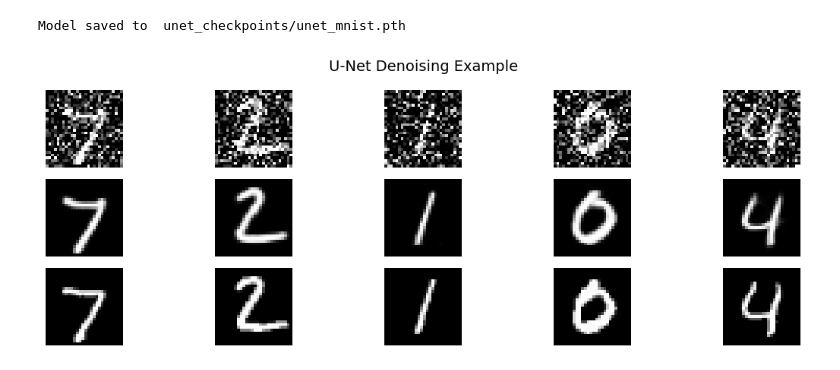
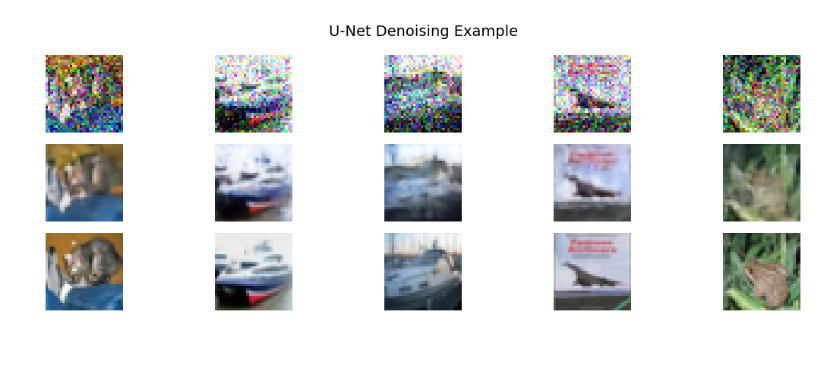
Before and after one commit to noah-silverberg/Learn-Pytorch, a Jupyter notebook: unet.ipynb, the cells around one changed output. Drawn from its saved outputs; the diff is of its cells as text; code cells hidden in the pictures.

Commit message:
Implemented unet ability to analyze CIFAR10 images

```diff
--- a/unet.ipynb
+++ b/unet.ipynb
@@ -44,7 +69,7 @@ class UNet(nn.Module):
             )
 
         # Encoder
-        self.enc1 = nn.Sequential(CBR(1, 32), CBR(32, 32))
+        self.enc1 = nn.Sequential(CBR(3, 32), CBR(32, 32))
         self.enc2 = nn.Sequential(CBR(32, 64), CBR(64, 64))
         self.pool = nn.MaxPool2d(2)
 
@@ -58,7 +83,7 @@ class UNet(nn.Module):
         self.up2 = nn.ConvTranspose2d(64, 32, kernel_size=2, stride=2)
         self.dec2 = nn.Sequential(CBR(64, 32), CBR(32, 32))
 
-        self.final = nn.Conv2d(32, 1, kernel_size=1)
+        self.final = nn.Conv2d(32, 3, kernel_size=1)
 
     def forward(self, x):
         e1 = self.enc1(x)  # [B, 32, 28, 28]
@@ -78,6 +103,8 @@ device = torch.device("cuda" if torch.cuda.is_available() else "cpu")
 model = UNet().to(device)
 optimizer = optim.Adam(model.parameters(), lr=1e-3)
 loss_fn = nn.MSELoss()
+
+loss_history = []
 
 for epoch in range(5):
     model.train()
@@ -90,5 +117,17 @@ for epoch in range(5):
         loss.backward()
         optimizer.step()
         total_loss += loss.item()
-    print(f"Epoch {epoch+1}, Loss: {total_loss / len(train_loader):.4f}")
+
+    avg_loss = total_loss / len(train_loader)
+    loss_history.append(avg_loss)
+    print(f"Epoch {epoch+1}, Loss: {avg_loss:.4f}")
+
+# 📉 Plot the loss curve
+plt.plot(range(1, len(loss_history) + 1), loss_history, marker='o')
+plt.xlabel("Epoch")
+plt.ylabel("Average MSE Loss")
+plt.title("Training Loss Curve")
+plt.grid(True)
+plt.tight_layout()
+plt.show()
 # %% [output]
@@ -100,34 +140,31 @@ Epoch 5, Loss: 0.0081
 # %%
-# Save entire model + optimizer state (for resuming training or inference)
-checkpoint = {
-    'model_state_dict': model.state_dict(),
-    'optimizer_state_dict': optimizer.state_dict()
-}
-import os
-if not os.path.exists("unet_checkpoints"):
-    os.makedirs("unet_checkpoints")
-path = "unet_checkpoints/unet_mnist.pth"
-torch.save(checkpoint, path)
-print("Model saved to ", path)
+# # Save entire model + optimizer state (for resuming training or inference)
+# checkpoint = {
+#     'model_state_dict': model.state_dict(),
+#     'optimizer_state_dict': optimizer.state_dict()
+# }
+# if not os.path.exists("unet_checkpoints"):
+#     os.makedirs("unet_checkpoints")
+# path = "unet_checkpoints/unet_mnist.pth"
+# torch.save(checkpoint, path)
+# print("Model saved to ", path)
-# %% [output]
-Model saved to  unet_checkpoints/unet_mnist.pth
 # %%
 model.eval()
 noisy_batch, clean_batch = next(iter(test_loader))
 noisy_batch = noisy_batch.to(device)
 with torch.no_grad():
     denoised = model(noisy_batch).cpu()
 
 plt.figure(figsize=(12, 4))
 for i in range(5):
     for j, img in enumerate([noisy_batch.cpu(), denoised, clean_batch]):
         plt.subplot(3, 5, i + 1 + j * 5)
-        plt.imshow(img[i][0], cmap="gray")
+        plt.imshow(img[i].permute(1, 2, 0))  # show full RGB
         plt.axis("off")
         if i == 0:
             plt.ylabel(["Noisy", "Denoised", "Clean"][j])
 plt.suptitle("U-Net Denoising Example", fontsize=14)
 plt.tight_layout()
 plt.show()
 # %% [output]
-[figure, old version]
+[figure, new version]
```
Also changed, not shown: parts of 2 cells of this notebook, 1 other file.
